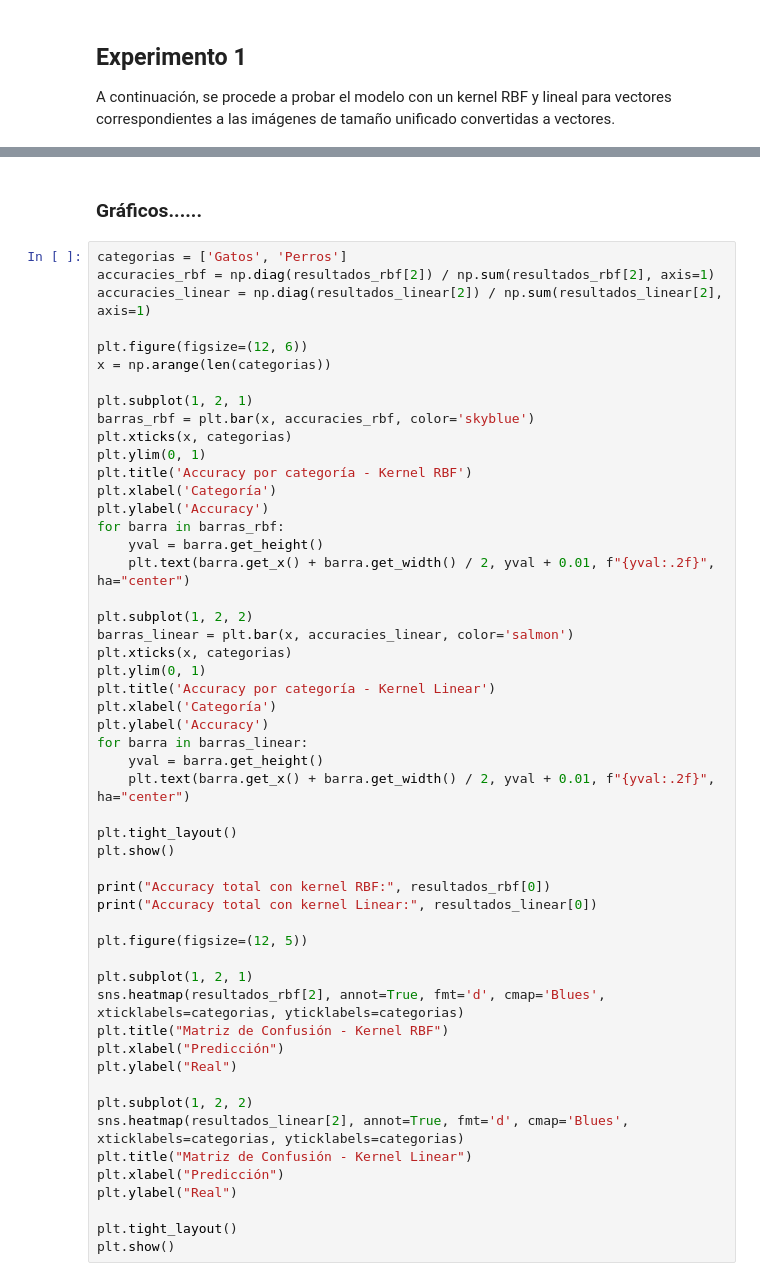
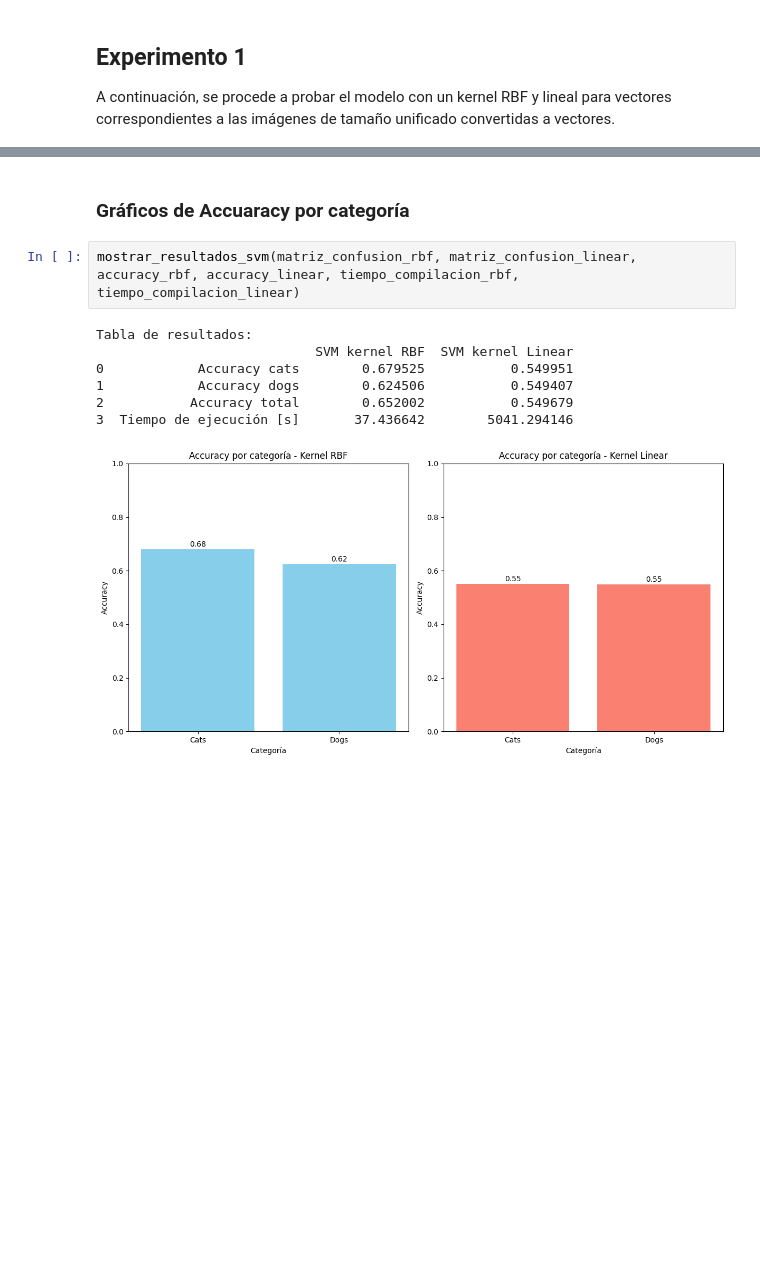
Before and after one commit to iChavy/Tareas_AA, a Jupyter notebook: Tarea 1/tarea1.ipynb, the cells around one changed output, grey strips where cells are left out. Cells and saved outputs as stored; diff of their text form; blank space fills up the shorter version.

```diff
--- a/Tarea 1/tarea1.ipynb
+++ b/Tarea 1/tarea1.ipynb
@@ -272,57 +288,15 @@ Tiempo de compilación para el modelo con kernel Sigmoid: 40.2496 segundos
 # %% [markdown]
-<h3>Gráficos......</h3>
+<h3>Gráficos de Accuaracy por categoría</h3>
-# %%
-categorias = ['Gatos', 'Perros']
-accuracies_rbf = np.diag(resultados_rbf[2]) / np.sum(resultados_rbf[2], axis=1)
-accuracies_linear = np.diag(resultados_linear[2]) / np.sum(resultados_linear[2], axis=1)
-
-plt.figure(figsize=(12, 6))
-x = np.arange(len(categorias))
-
-plt.subplot(1, 2, 1)
-barras_rbf = plt.bar(x, accuracies_rbf, color='skyblue')
-plt.xticks(x, categorias)
-plt.ylim(0, 1)
-plt.title('Accuracy por categoría - Kernel RBF')
-plt.xlabel('Categoría')
-plt.ylabel('Accuracy')
-for barra in barras_rbf:
-    yval = barra.get_height()
-    plt.text(barra.get_x() + barra.get_width() / 2, yval + 0.01, f"{yval:.2f}", ha="center")
-
-plt.subplot(1, 2, 2)
-barras_linear = plt.bar(x, accuracies_linear, color='salmon')
-plt.xticks(x, categorias)
-plt.ylim(0, 1)
-plt.title('Accuracy por categoría - Kernel Linear')
-plt.xlabel('Categoría')
-plt.ylabel('Accuracy')
-for barra in barras_linear:
-    yval = barra.get_height()
-    plt.text(barra.get_x() + barra.get_width() / 2, yval + 0.01, f"{yval:.2f}", ha="center")
-
-plt.tight_layout()
-plt.show()
-
-print("Accuracy total con kernel RBF:", resultados_rbf[0])
-print("Accuracy total con kernel Linear:", resultados_linear[0])
-
-plt.figure(figsize=(12, 5))
-
-plt.subplot(1, 2, 1)
-sns.heatmap(resultados_rbf[2], annot=True, fmt='d', cmap='Blues', xticklabels=categorias, yticklabels=categorias)
-plt.title("Matriz de Confusión - Kernel RBF")
-plt.xlabel("Predicción")
-plt.ylabel("Real")
-
-plt.subplot(1, 2, 2)
-sns.heatmap(resultados_linear[2], annot=True, fmt='d', cmap='Blues', xticklabels=categorias, yticklabels=categorias)
-plt.title("Matriz de Confusión - Kernel Linear")
-plt.xlabel("Predicción")
-plt.ylabel("Real")
-
-plt.tight_layout()
-plt.show()
+# %%
+mostrar_resultados_svm(matriz_confusion_rbf, matriz_confusion_linear, accuracy_rbf, accuracy_linear, tiempo_compilacion_rbf, tiempo_compilacion_linear)
+# %% [output]
+Tabla de resultados:
+                            SVM kernel RBF  SVM kernel Linear
+0            Accuracy cats        0.679525           0.549951
+1            Accuracy dogs        0.624506           0.549407
+2           Accuracy total        0.652002           0.549679
+3  Tiempo de ejecución [s]       37.436642        5041.294146
+[figure, added]
 # %% [markdown]
 <h2>Referencias</h3>
 
```
Also changed, not shown: parts of 8 cells of this notebook.
